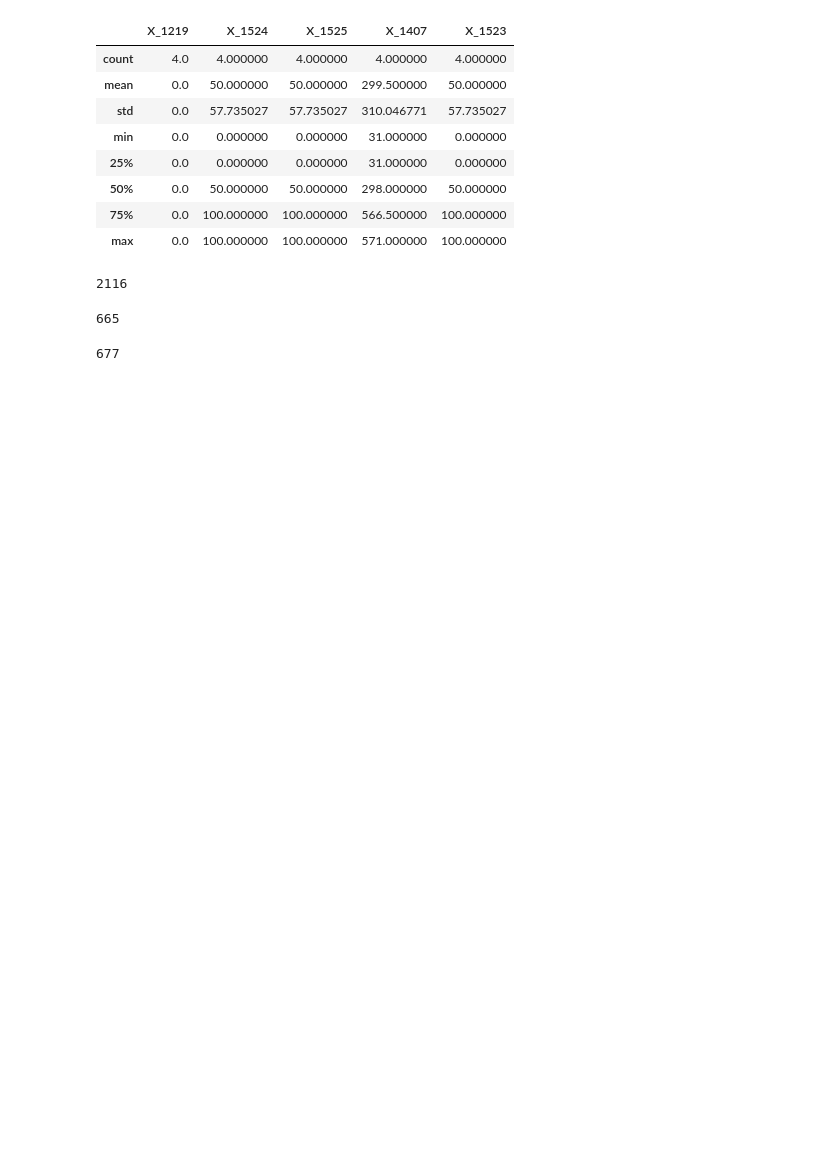
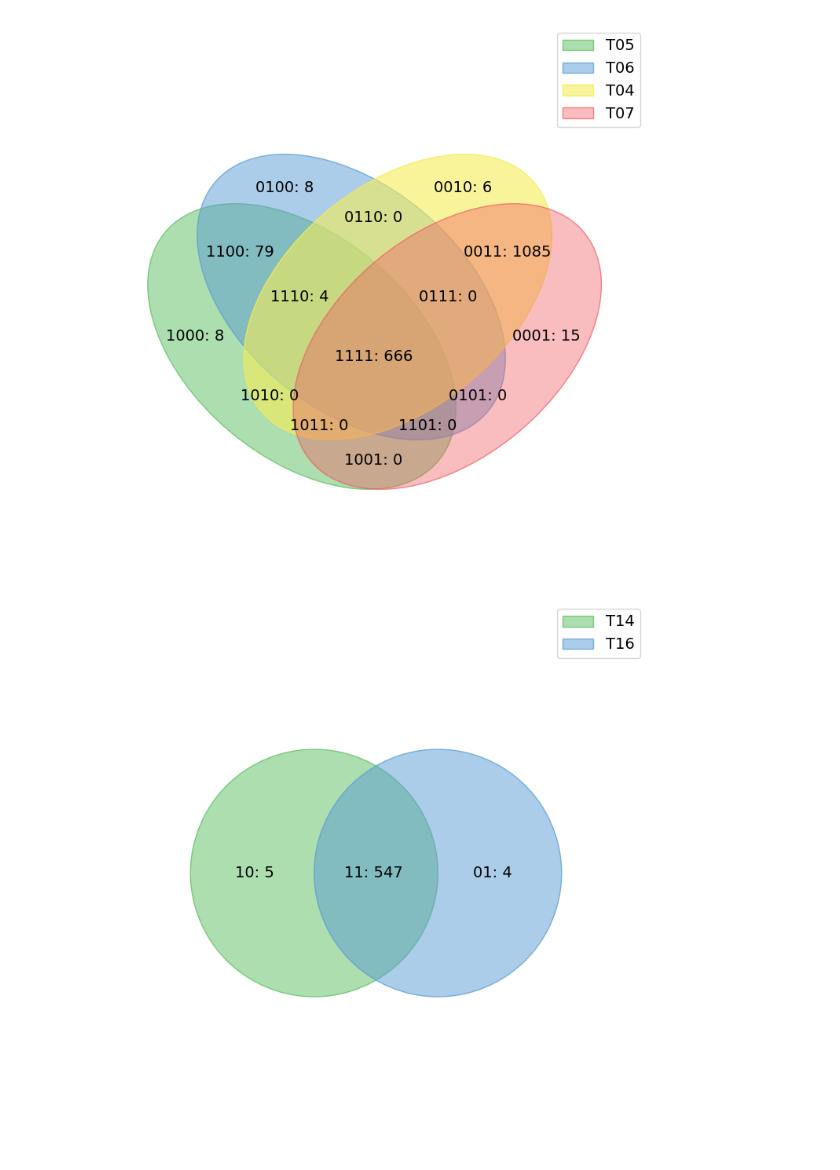
Before and after one commit to Woo-Ple-Bo/Challenge_for_product_quality_classification, a Jupyter notebook: EDA/생산라인과 제품별 결측치 분석.ipynb, the cells around one changed output. Saved outputs shown, nothing was run; the diff lists cells and outputs as text; code cells hidden in the pictures; blank space fills up the shorter version.

```diff
--- a/EDA/생산라인과 제품별 결측치 분석.ipynb
+++ b/EDA/생산라인과 제품별 결측치 분석.ipynb
@@ -18,5 +28,3 @@ display(df.head())
-# %%
-df = df.dropna(axis=1, how='all')
 # %%
 desc = df.describe()
-desc.columns[desc.loc['std']==0]
+df = df.drop(desc.columns[desc.loc['std']==0], axis=1)
@@ -185,24 +31,23 @@ tmp = ((set(T05_desc.columns)|set(T06_desc.columns))&(set(T04_desc.columns)|set(
-# %%
-T04_desc[tmp]
-# %% [output]
-|  | X_1219 | X_1524 | X_1525 | X_1407 | X_1523 |
-| count | 4.0 | 4.000000 | 4.000000 | 4.000000 | 4.000000 |
-| mean | 0.0 | 50.000000 | 50.000000 | 299.500000 | 50.000000 |
-| std | 0.0 | 57.735027 | 57.735027 | 310.046771 | 57.735027 |
-| min | 0.0 | 0.000000 | 0.000000 | 31.000000 | 0.000000 |
-| 25% | 0.0 | 0.000000 | 0.000000 | 31.000000 | 0.000000 |
-| 50% | 0.0 | 50.000000 | 50.000000 | 298.000000 | 50.000000 |
-| 75% | 0.0 | 100.000000 | 100.000000 | 566.500000 | 100.000000 |
-| max | 0.0 | 100.000000 | 100.000000 | 571.000000 | 100.000000 |
-# %%
-len((set(T05_desc.columns)|set(T06_desc.columns)|set(T04_desc.columns)|set(T07_desc.columns)))
-# %% [output]
-2116
-# %%
-len(set(T14_desc.columns)&set(T16_desc.columns))
-# %% [output]
-665
-# %%
-len(set(T14_desc.columns)|set(T16_desc.columns))
-# %% [output]
-677
+# %%
+T05 = df[df['LINE']=='T010305'].dropna(axis=1, how='all').columns
+T05 = set([int(x[2:]) for x in T05 if 'X_' in x])
+T06 = df[df['LINE']=='T010306'].dropna(axis=1, how='all').columns
+T06 = set([int(x[2:]) for x in T06 if 'X_' in x])
+T04 = df[df['LINE']=='T050304'].dropna(axis=1, how='all').columns
+T04 = set([int(x[2:]) for x in T04 if 'X_' in x])
+T07 = df[df['LINE']=='T050307'].dropna(axis=1, how='all').columns
+T07 = set([int(x[2:]) for x in T07 if 'X_' in x])
+T14 = df[df['LINE']=='T100304'].dropna(axis=1, how='all').columns
+T14 = set([int(x[2:]) for x in T14 if 'X_' in x])
+T16 = df[df['LINE']=='T100306'].dropna(axis=1, how='all').columns
+T16 = set([int(x[2:]) for x in T16 if 'X_' in x])
+# %%
+labels = venn.get_labels([T05,T06,T04,T07], fill=['number', 'logic'])
+fig, ax = venn.venn4(labels, names=['T05', 'T06', 'T04', 'T07'])
+fig.show()
+labels = venn.get_labels([T14,T16], fill=['number', 'logic'])
+fig, ax = venn.venn2(labels, names=['T14', 'T16'])
+fig.show()
+# %% [output]
+[figure, added]
+[figure, added]
```
Also changed, not shown: parts of 23 cells of this notebook, 1 other file.
